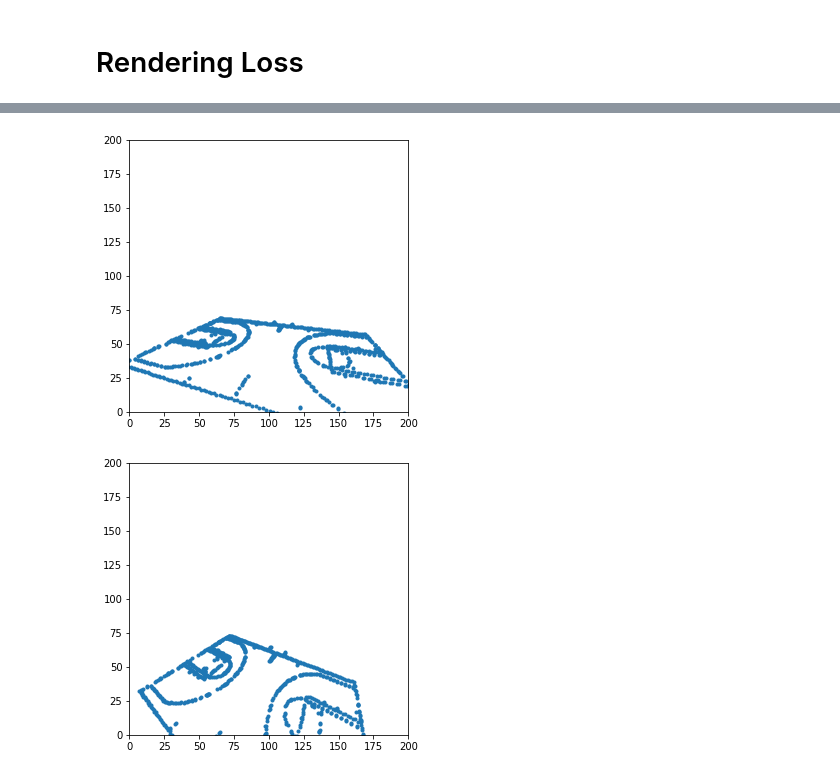
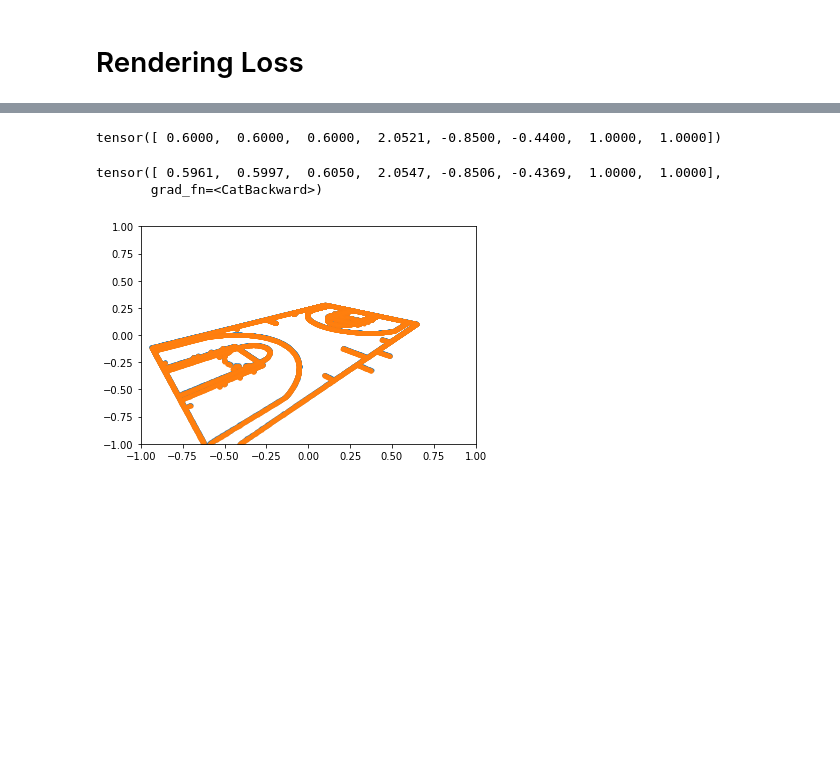
Before and after one commit to akarshkumar0101/nba-3d-ee-371q, a Jupyter notebook: rendering.ipynb, the cells around one changed output, grey strips where cells are left out. Cells and saved outputs as stored; diff of their text form; code cells hidden in the pictures; blank space fills up the shorter version.

Commit message:
different angle views and rendering loss working

```diff
--- a/rendering.ipynb
+++ b/rendering.ipynb
@@ -361,0 +305,10 @@ f_optim+=0.2*torch.randn(1).item()
+# %%
+dofs_cam = calc_dofs_cam(torch.tensor([.6,.6, 0.6]),
+                         torch.tensor([0., 0., 0.]),
+                         fxy=torch.tensor([1., 1.]))
+dofs_cam_optim = dofs_cam.clone()
+torch.manual_seed(10)
+dofs_cam_optim = dofs_cam_optim + 0.1*torch.randn(dofs_cam_optim.shape)
+
+show_cam_view(X_w, dofs_cam)
+show_cam_view(X_w, dofs_cam_optim)
@@ -361,0 +317,30 @@ f_optim+=0.2*torch.randn(1).item()
+# %%
+dofs_cam_optim_p = dofs_cam_optim[:6]
+opt = torch.optim.Adam([{'params': dofs_cam_optim_p, 'lr': 0.01}])
+dofs_cam_optim_p.requires_grad_()
+
+for i in tqdm(range(200)):
+    dofs_cam_optim = torch.cat([dofs_cam_optim_p, torch.tensor([1., 1.])])
+    X_true, vis_mask = project_to_cam(X_w_down, dofs_cam)
+    X_true = X_true[vis_mask]
+
+    X_i, vis_mask = project_to_cam(X_w_down, dofs_cam_optim)
+    X_i = X_i[vis_mask]
+
+#     loss = pt2pt_dist(X_i, X_true)
+    loss1 = pt2pt_dist(X_i, X_true)
+    loss2 = pt2pt_dist_soft(X_true, X_i)
+    loss = (loss1).mean()#+(loss2*1000).pow(2).mean()
+    print('loss: ', loss.item())
+    print('pt2pt: ', pt2pt_dist(X_i, X_true).mean().item())
+    print(dofs_cam_optim[6:])
+    print()
+
+    opt.zero_grad()
+    loss.backward()
+    opt.step()
+
+    if i%20==0:
+        show_cam_view(X_w, dofs_cam)
+        show_cam_view(X_w, dofs_cam_optim.detach())
+        plt.show()
@@ -361,0 +424,9 @@ f_optim+=0.2*torch.randn(1).item()
+# %%
+dofs_cam
+# %% [output]
+tensor([ 0.6000,  0.6000,  0.6000,  2.0521, -0.8500, -0.4400,  1.0000,  1.0000])
+# %%
+dofs_cam_optim
+# %% [output]
+tensor([ 0.5961,  0.5997,  0.6050,  2.0547, -0.8506, -0.4369,  1.0000,  1.0000],
+       grad_fn=<CatBackward>)
@@ -362,6 +435,5 @@ f_optim+=0.2*torch.randn(1).item()
 # %%
-show_cam_view(X_w, dofs_cam, f, (100., 100.), (100, 100))
-show_cam_view(X_w, dofs_cam_optim, f_optim, (100., 100.), (100, 100))
+show_cam_view(X_w, dofs_cam)
+show_cam_view(X_w, dofs_cam_optim)
 # %% [output]
-[figure, old version]
+[figure, new version]
-[figure, removed]
```
Also changed, not shown: parts of 37 cells of this notebook.
